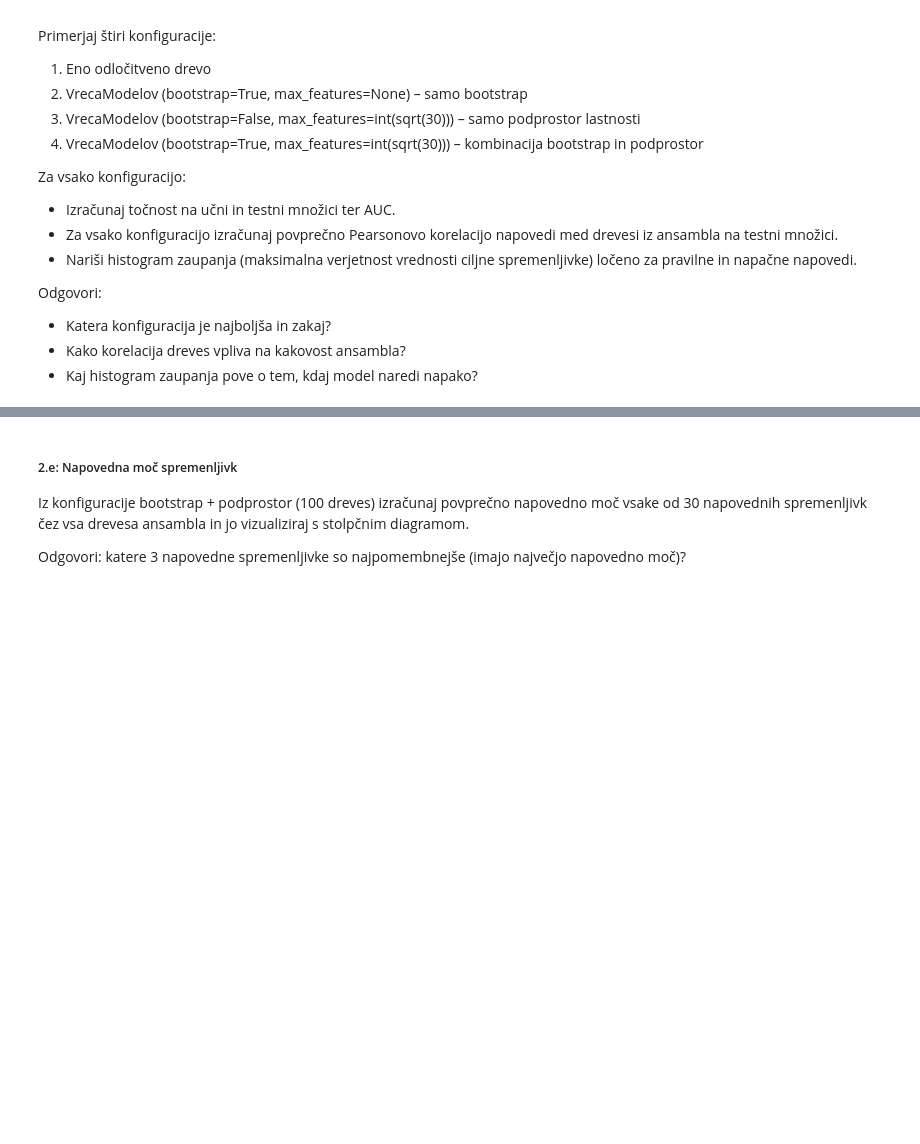
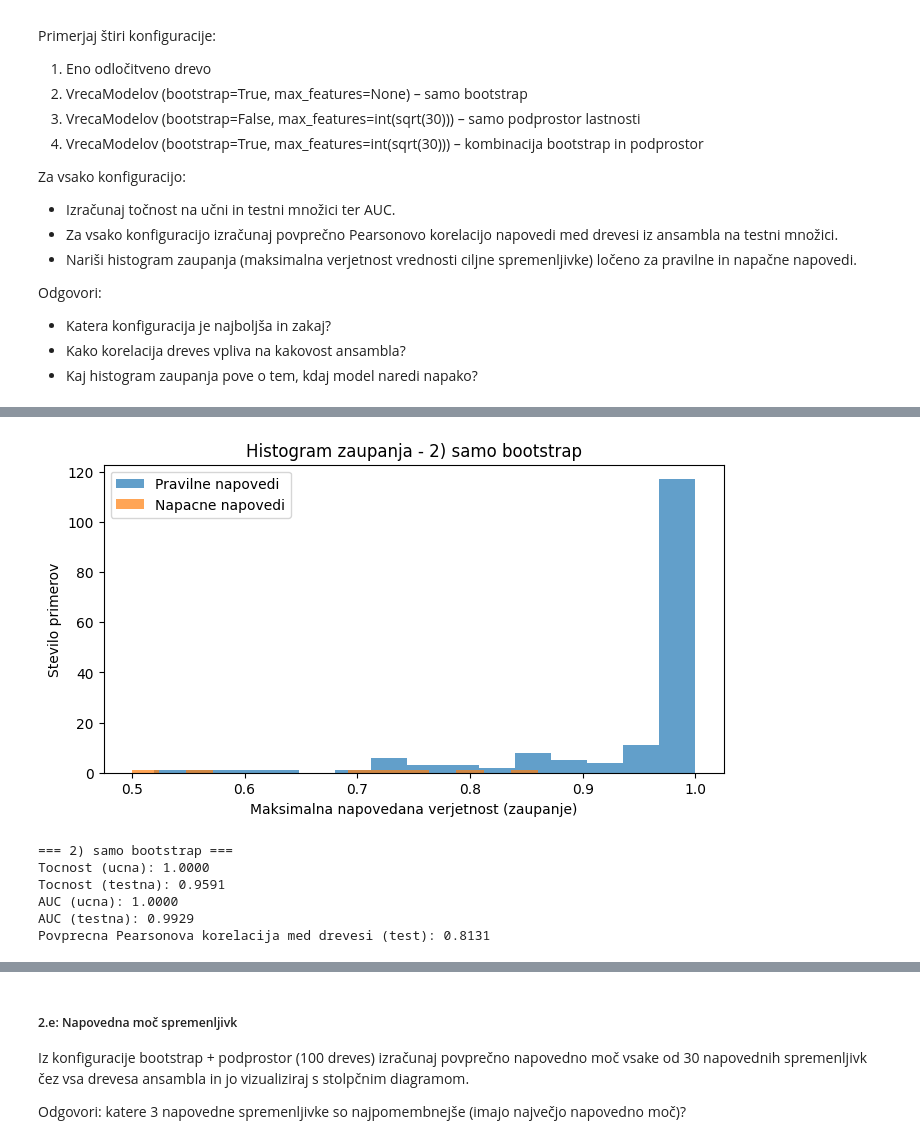
Before and after one commit to EnejBrus/ITAP, a Jupyter notebook: DN2/dn2.ipynb, the cells around one changed output, grey strips where cells are left out. Saved outputs shown, nothing was run; the diff lists cells and outputs as text; code cells hidden in the pictures; blank space fills up the shorter version.

```diff
--- a/DN2/dn2.ipynb
+++ b/DN2/dn2.ipynb
@@ -212,0 +351,18 @@ n_feat_sqrt = int(np.sqrt(X_bc.shape[1]))  # sqrt(30) ≈ 5
+# %%
+# Konfiguracija 2: VrecaModelov (bootstrap=True, max_features=None)
+np.random.seed(42)
+model_cfg2 = VrecaModelov(
+    n_estimators=50,
+    bootstrap=True,
+    max_features=None
+)
+model_cfg2.fit(X_w_train, y_w_train)
+_eval_in_histogram(model_cfg2, "2) samo bootstrap")
+# %% [output]
+[figure, added]
+=== 2) samo bootstrap ===
+Tocnost (ucna): 1.0000
+Tocnost (testna): 0.9591
+AUC (ucna): 1.0000
+AUC (testna): 0.9929
+Povprecna Pearsonova korelacija med drevesi (test): 0.8131
```
Also changed, not shown: parts of 9 cells of this notebook.
